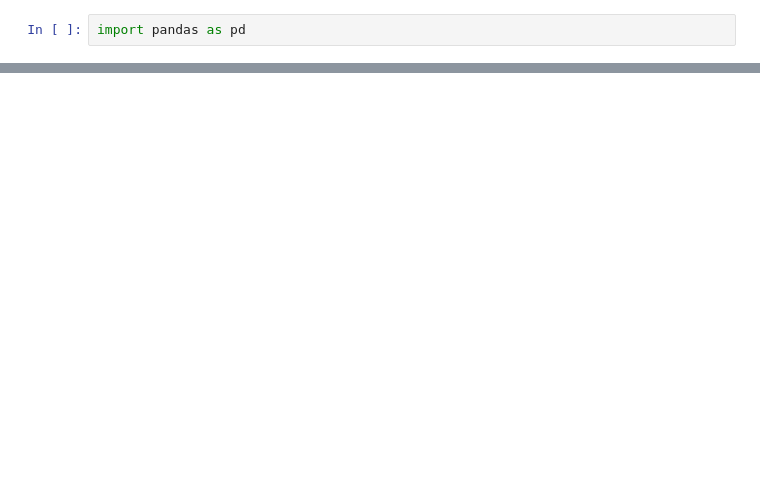
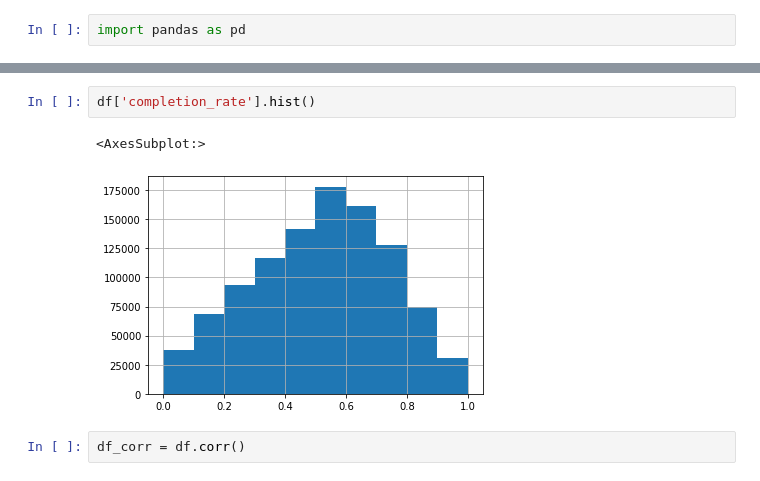
Before and after one commit to francopiccolo/completion-rate-prediction, a Jupyter notebook: notebooks/01_exploration.ipynb, the cells around one changed output, grey strips where cells are left out. Cells and saved outputs as stored; diff of their text form; blank space fills up the shorter version.

```diff
--- a/notebooks/01_exploration.ipynb
+++ b/notebooks/01_exploration.ipynb
@@ -107,0 +117,7 @@ dir(BaseConfig)
+# %%
+df['completion_rate'].hist()
+# %% [output]
+<AxesSubplot:>
+[figure, added]
+# %%
+df_corr = df.corr()
```
Also changed, not shown: parts of 24 cells of this notebook, 1 other file.
